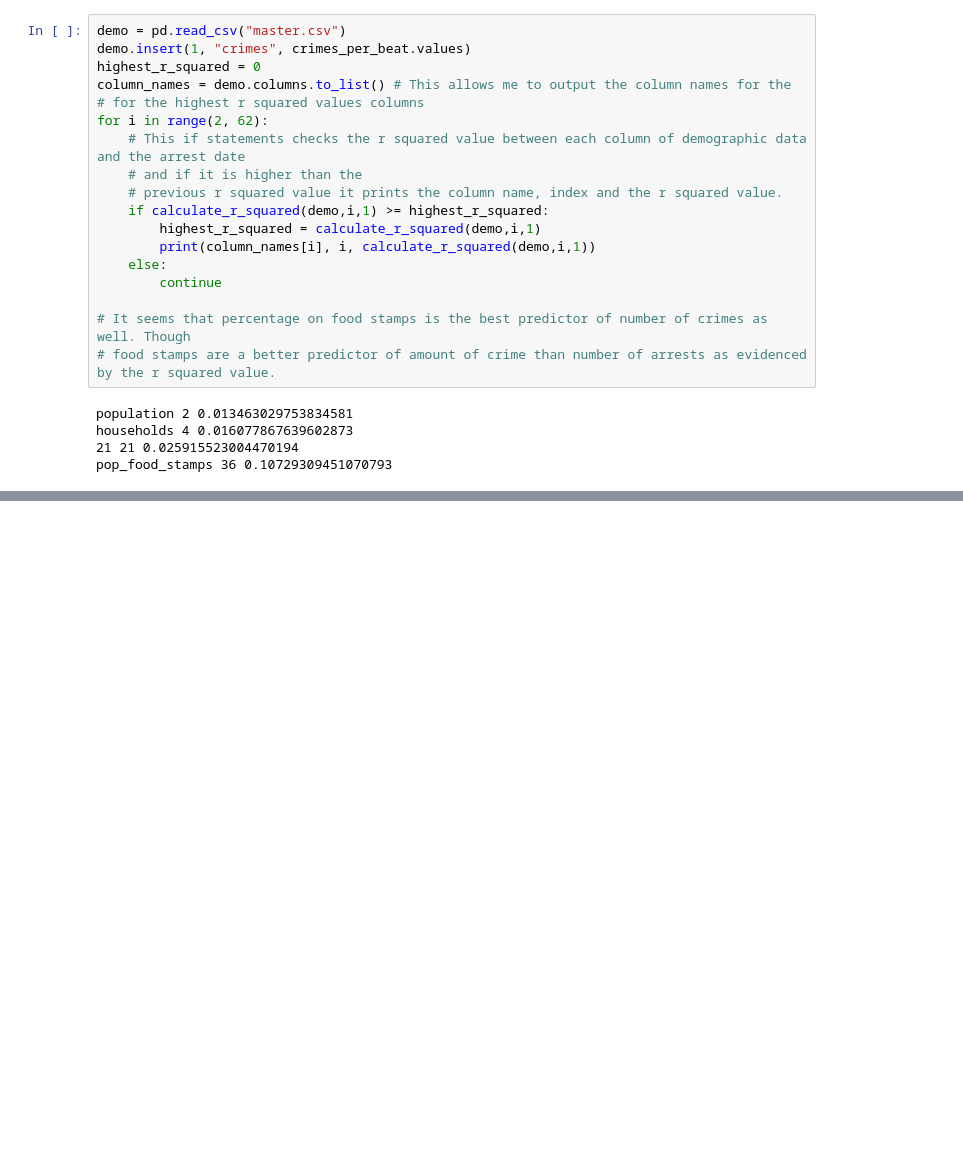
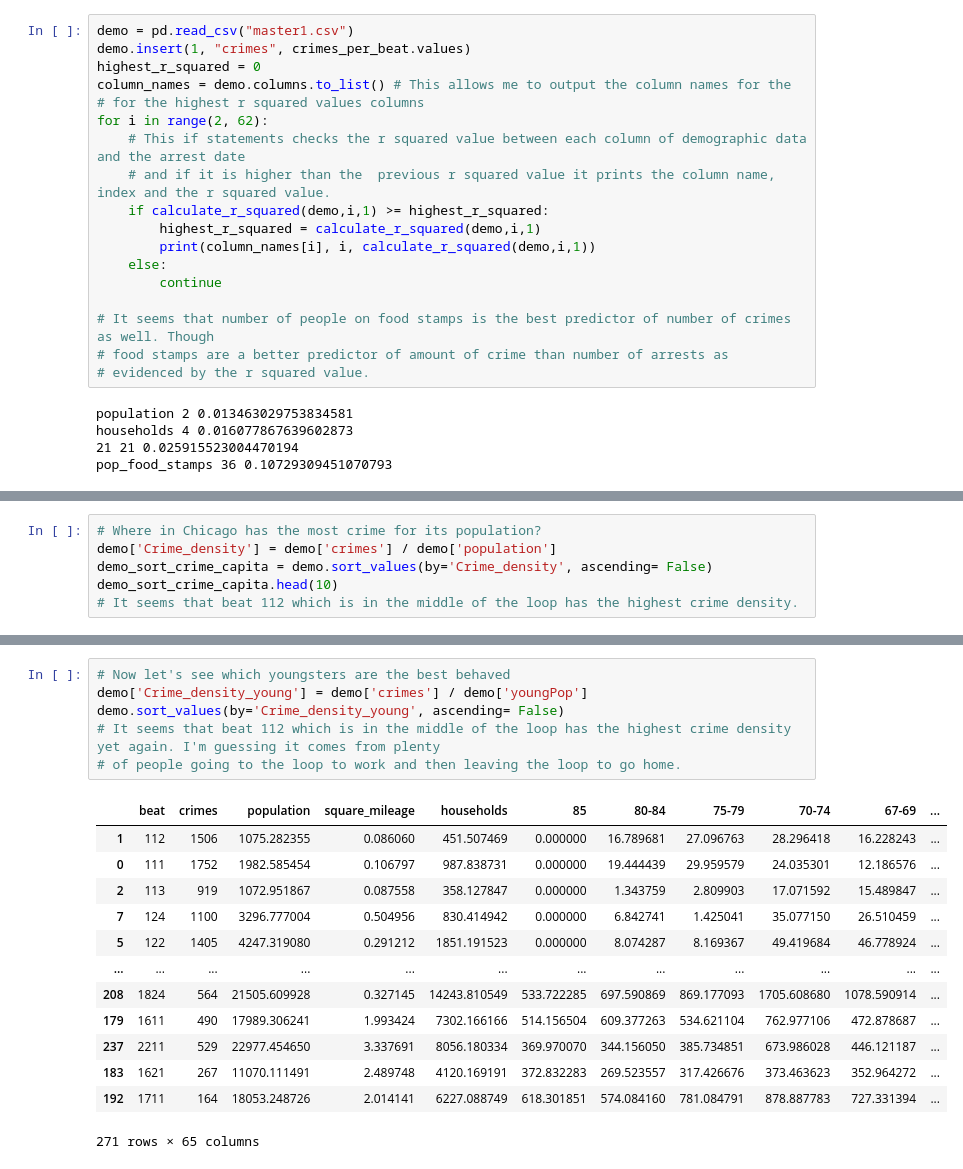
Before and after one commit to WarnerVance/CP2-Data-Analysis, a Jupyter notebook: scratch.ipynb, the cells around one changed output, grey strips where cells are left out. Saved outputs shown, nothing was run; the diff lists cells and outputs as text; blank space fills up the shorter version.

Commit message:
Added crimes density stuff

```diff
--- a/scratch.ipynb
+++ b/scratch.ipynb
@@ -158,23 +109,23 @@ square_mileage 3 0.024794259655794817
 22-29 29 0.02708401454395484
 percent_on_fs 37 0.05268561424820512
 # %%
-demo = pd.read_csv("master.csv")
+demo = pd.read_csv("master1.csv")
 demo.insert(1, "crimes", crimes_per_beat.values)
 highest_r_squared = 0
 column_names = demo.columns.to_list() # This allows me to output the column names for the
 # for the highest r squared values columns
 for i in range(2, 62):
     # This if statements checks the r squared value between each column of demographic data and the arrest date
-    # and if it is higher than the
-    # previous r squared value it prints the column name, index and the r squared value.
+    # and if it is higher than the  previous r squared value it prints the column name, index and the r squared value.
     if calculate_r_squared(demo,i,1) >= highest_r_squared:
         highest_r_squared = calculate_r_squared(demo,i,1)
         print(column_names[i], i, calculate_r_squared(demo,i,1))
     else:
         continue
 
-# It seems that percentage on food stamps is the best predictor of number of crimes as well. Though
-# food stamps are a better predictor of amount of crime than number of arrests as evidenced by the r squared value.
+# It seems that number of people on food stamps is the best predictor of number of crimes as well. Though
+# food stamps are a better predictor of amount of crime than number of arrests as
+# evidenced by the r squared value.
 # %% [output]
 population 2 0.013463029753834581
 households 4 0.016077867639602873
@@ -182,0 +158,6 @@ pop_food_stamps 36 0.10729309451070793
+# %%
+# Where in Chicago has the most crime for its population?
+demo['Crime_density'] = demo['crimes'] / demo['population']
+demo_sort_crime_capita = demo.sort_values(by='Crime_density', ascending= False)
+demo_sort_crime_capita.head(10)
+# It seems that beat 112 which is in the middle of the loop has the highest crime density.
@@ -182,0 +177,20 @@ pop_food_stamps 36 0.10729309451070793
+# %%
+# Now let's see which youngsters are the best behaved
+demo['Crime_density_young'] = demo['crimes'] / demo['youngPop']
+demo.sort_values(by='Crime_density_young', ascending= False)
+# It seems that beat 112 which is in the middle of the loop has the highest crime density yet again. I'm guessing it comes from plenty
+# of people going to the loop to work and then leaving the loop to go home.
+# %% [output]
+|  | beat | crimes | population | square_mileage | households | 85 | 80-84 | 75-79 | 70-74 | 67-69 | ... |
+| 1 | 112 | 1506 | 1075.282355 | 0.086060 | 451.507469 | 0.000000 | 16.789681 | 27.096763 | 28.296418 | 16.228243 | ... |
+| 0 | 111 | 1752 | 1982.585454 | 0.106797 | 987.838731 | 0.000000 | 19.444439 | 29.959579 | 24.035301 | 12.186576 | ... |
+| 2 | 113 | 919 | 1072.951867 | 0.087558 | 358.127847 | 0.000000 | 1.343759 | 2.809903 | 17.071592 | 15.489847 | ... |
+| 7 | 124 | 1100 | 3296.777004 | 0.504956 | 830.414942 | 0.000000 | 6.842741 | 1.425041 | 35.077150 | 26.510459 | ... |
+| 5 | 122 | 1405 | 4247.319080 | 0.291212 | 1851.191523 | 0.000000 | 8.074287 | 8.169367 | 49.419684 | 46.778924 | ... |
+| ... | ... | ... | ... | ... | ... | ... | ... | ... | ... | ... | ... |
+| 208 | 1824 | 564 | 21505.609928 | 0.327145 | 14243.810549 | 533.722285 | 697.590869 | 869.177093 | 1705.608680 | 1078.590914 | ... |
+| 179 | 1611 | 490 | 17989.306241 | 1.993424 | 7302.166166 | 514.156504 | 609.377263 | 534.621104 | 762.977106 | 472.878687 | ... |
+| 237 | 2211 | 529 | 22977.454650 | 3.337691 | 8056.180334 | 369.970070 | 344.156050 | 385.734851 | 673.986028 | 446.121187 | ... |
+| 183 | 1621 | 267 | 11070.111491 | 2.489748 | 4120.169191 | 372.832283 | 269.523557 | 317.426676 | 373.463623 | 352.964272 | ... |
+| 192 | 1711 | 164 | 18053.248726 | 2.014141 | 6227.088749 | 618.301851 | 574.084160 | 781.084791 | 878.887783 | 727.331394 | ... |
+271 rows × 65 columns
```
Also changed, not shown: parts of 9 cells of this notebook, 3 other files.
